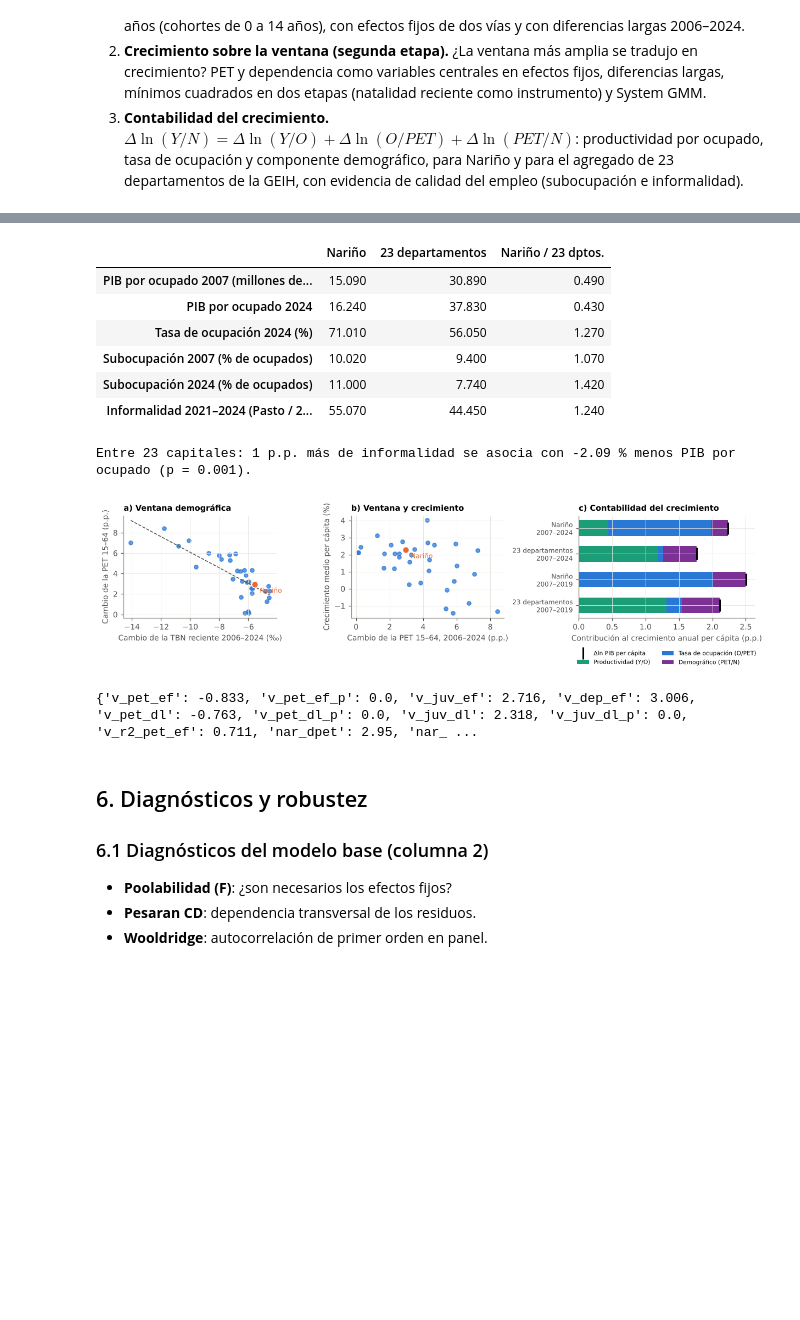
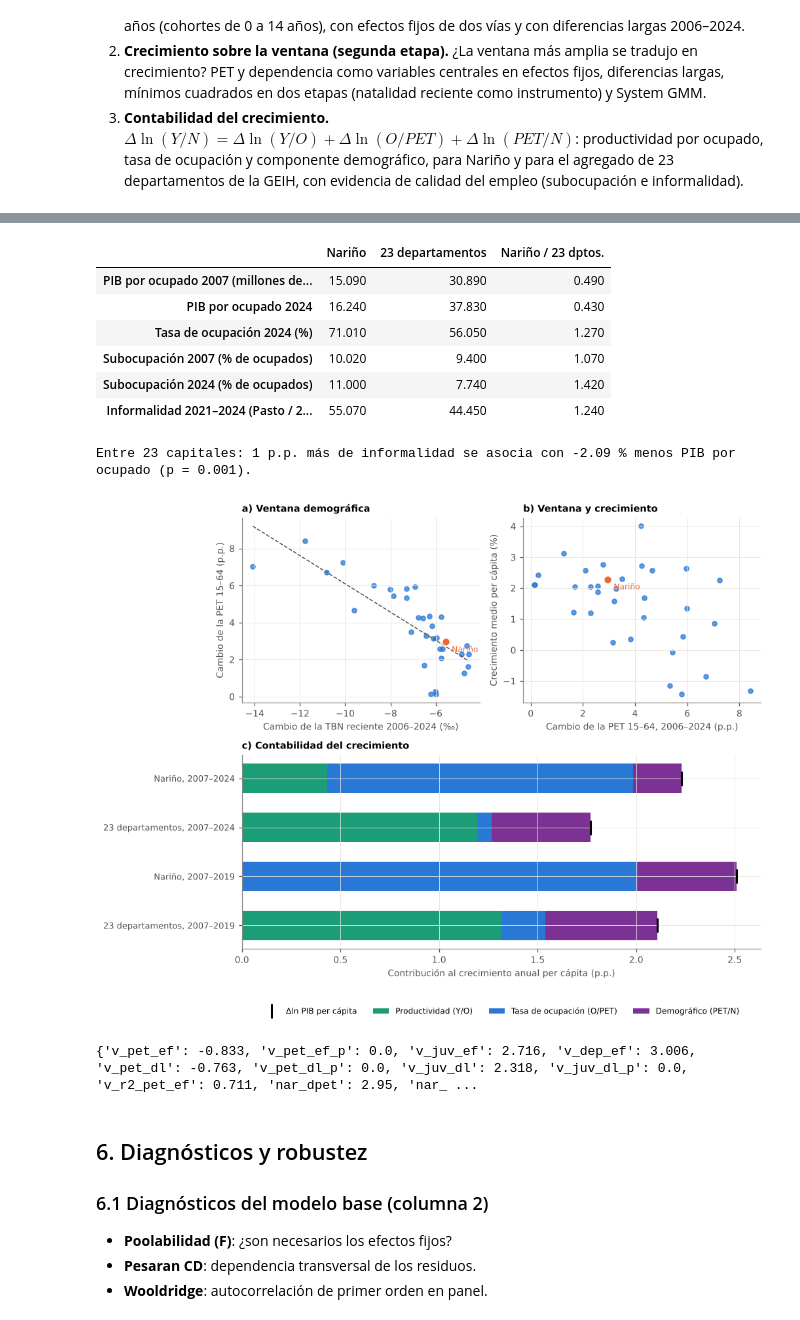
Before and after one commit to santacruzdavid1201-web/natalidad-narino, a Jupyter notebook: natalidad_narino.ipynb, the cells around one changed output, grey strips where cells are left out. Drawn from its saved outputs; the diff is of its cells as text; code cells hidden in the pictures; blank space fills up the shorter version.

```diff
--- a/natalidad_narino.ipynb
+++ b/natalidad_narino.ipynb
@@ -1128,7 +1128,9 @@ display(CALIDAD.round(2))
 print(f"Entre 23 capitales: 1 p.p. más de informalidad se asocia con {100 * r_inf.params['inf']:.2f} % menos PIB por ocupado (p = {r_inf.pvalues['inf']:.3f}).")
 
 # ---------- Figura 10. Dividendo demográfico: ventana y contabilidad ----------
-fig, ejes = plt.subplots(1, 3, figsize=(11.2, 3.5), gridspec_kw={"width_ratios": [1, 1, 1.15]})
+fig = plt.figure(figsize=(9.4, 7.4))
+gs = fig.add_gridspec(2, 2, height_ratios=[1, 1.05])
+ejes = [fig.add_subplot(gs[0, 0]), fig.add_subplot(gs[0, 1]), fig.add_subplot(gs[1, :])]
 ax = ejes[0]
 ax.scatter(LD.d_rec, LD.d_pet, s=22, color=C_COL, alpha=0.75)
 ax.scatter(LD.d_rec["52"], LD.d_pet["52"], s=60, color=C_NAR, zorder=3, edgecolor="white")
@@ -1149,7 +1151,7 @@ ax.set_title("b) Ventana y crecimiento")
 ax = ejes[2]
 comp = CONTAB.loc[[(t, f"2007–{ANIO_FIN}") for t in ["Nariño", "23 departamentos"]] + [(t, "2007–2019") for t in ["Nariño", "23 departamentos"]],
                   ["Productividad (Y/O)", "Tasa de ocupación (O/PET)", "Demográfico (PET/N)"]]
-etq = [f"{t}\n{p}" for t, p in comp.index]
+etq = [f"{t}, {p}" for t, p in comp.index]
 colores_c = {"Productividad (Y/O)": "#1b9e77", "Tasa de ocupación (O/PET)": C_COL, "Demográfico (PET/N)": "#7b3294"}
 pos = np.arange(len(comp))
 izq_p, izq_n = np.zeros(len(comp)), np.zeros(len(comp))
@@ -1160,12 +1162,12 @@ for v, col in colores_c.items():
     izq_p, izq_n = izq_p + np.clip(vals, 0, None), izq_n + np.clip(vals, None, 0)
 tot = comp.sum(axis=1).values
 ax.plot(tot, pos, "k|", ms=14, mew=2, label="Δln PIB per cápita")
-ax.set_yticks(pos, etq, fontsize=7.8)
+ax.set_yticks(pos, etq, fontsize=8.5)
 ax.invert_yaxis()
 ax.axvline(0, color=C_TXT, lw=0.8)
 ax.set_xlabel("Contribución al crecimiento anual per cápita (p.p.)")
 ax.set_title("c) Contabilidad del crecimiento")
-ax.legend(fontsize=7, loc="lower center", bbox_to_anchor=(0.5, -0.52), ncol=2, frameon=False)
+ax.legend(fontsize=8, loc="lower center", bbox_to_anchor=(0.5, -0.38), ncol=4, frameon=False)
 fig.tight_layout()
 guardar_fig(fig, "Figura_10_dividendo")
 
@@ -1206,34 +1208,34 @@ print({k: round(float(v), 3) for k, v in DIV_CLAVE.items()})
 | V-EF · Dependencia total | 1. Ventana | Panel EF | TBN reciente (media 15 años) | 3.006*** | (0.163) | 0.000 | 627 | R² within = 0.797 |
 | V-DL · Δ PET 15–64 | 1. Ventana | Diferencias largas | Δ TBN reciente 2006–2024 | -0.763*** | (0.174) | 0.000 | 33 | R² = 0.607 |
 | V-DL · Δ dependencia juvenil | 1. Ventana | Diferencias largas | Δ TBN reciente 2006–2024 | 2.318*** | (0.272) | 0.000 | 33 | R² = 0.868 |
 | V-DL · Δ dependencia total | 1. Ventana | Diferencias largas | Δ TBN reciente 2006–2024 | 2.785*** | (0.325) | 0.000 | 33 | R² = 0.738 |
 | EF · PET 15–64 | 2. Crecimiento | Panel EF | PET 15–64 | -0.087 | (0.209) | 0.680 | 627 |  |
 | EF · Dependencia total | 2. Crecimiento | Panel EF | Dependencia total | -0.004 | (0.056) | 0.942 | 627 |  |
 | EF · Δln PET 15–64 | 2. Crecimiento | Panel EF | Δln PET 15–64 | -0.112 | (0.381) | 0.770 | 594 |  |
 | EF-VI · Δln PET | 2. Crecimiento | Panel EF-VI | Δln PET 15–64 (instrumentada) | 0.650 | (0.436) | 0.136 | 561 | F primera etapa = 113.1 |
 | ... | ... | ... | ... | ... | ... | ... | ... | ... |
 | DL-VI · Δ PET | 2. Crecimiento | MC2E diferencias largas | Δ PET 15–64 (instrumentada) | -0.316*** | (0.100) | 0.002 | 33 | F primera etapa = 65.2 |
 | DL · Δ PET 2006–2017 | 2. Crecimiento | Diferencias largas | Δ PET 15–64 | -0.059 | (0.250) | 0.812 | 33 | ventana: Δ PET sobre Δ TBN recien... |
 | DL · Δ PET 2017–2024 | 2. Crecimiento | Diferencias largas | Δ PET 15–64 | -0.333** | (0.169) | 0.048 | 33 | ventana: Δ PET sobre Δ TBN recien... |
 | GMM · PET 15–64 | 2. Crecimiento | System GMM | PET 15–64 | 0.110*** | (0.030) | 0.000 | 561 | ρ = 0.161; Hansen p = 0.68; AR(2)... |
 | GMM · Dependencia total | 2. Crecimiento | System GMM | Dependencia total | -0.038*** | (0.010) | 0.000 | 561 | ρ = 0.161; Hansen p = 0.67; AR(2)... |
 |  |  | Δln PIB per cápita | Productividad (Y/O) | Tasa de ocupación (O/PET) | Demográfico (PET/N) | ... |
 | Territorio | Periodo |  |  |  |  | ... |
 | Nariño | 2007–2019 | 2.510 | 0.000 | 2.000 | 0.500 | ... |
 |  | 2019–2024 | 1.560 | 1.460 | 0.470 | -0.370 | ... |
 |  | 2007–2024 | 2.230 | 0.430 | 1.550 | 0.240 | ... |
 | 23 departamentos | 2007–2019 | 2.110 | 1.320 | 0.220 | 0.570 | ... |
 |  | 2019–2024 | 0.950 | 0.900 | -0.280 | 0.340 | ... |
 |  | 2007–2024 | 1.770 | 1.190 | 0.070 | 0.500 | ... |
 |  | Nariño | 23 departamentos | Nariño / 23 dptos. |
 | PIB por ocupado 2007 (millones de... | 15.090 | 30.890 | 0.490 |
 | PIB por ocupado 2024 | 16.240 | 37.830 | 0.430 |
 | Tasa de ocupación 2024 (%) | 71.010 | 56.050 | 1.270 |
 | Subocupación 2007 (% de ocupados) | 10.020 | 9.400 | 1.070 |
 | Subocupación 2024 (% de ocupados) | 11.000 | 7.740 | 1.420 |
 | Informalidad 2021–2024 (Pasto / 2... | 55.070 | 44.450 | 1.240 |
 Entre 23 capitales: 1 p.p. más de informalidad se asocia con -2.09 % menos PIB por ocupado (p = 0.001).
-[figure, old version]
+[figure, new version]
 {'v_pet_ef': -0.833, 'v_pet_ef_p': 0.0, 'v_juv_ef': 2.716, 'v_dep_ef': 3.006, 'v_pet_dl': -0.763, 'v_pet_dl_p': 0.0, 'v_juv_dl': 2.318, 'v_juv_dl_p': 0.0, 'v_r2_pet_ef': 0.711, 'nar_dpet': 2.95, 'nar_ ...
 # %% [markdown]
 ## 6. Diagnósticos y robustez
```
Also changed, not shown: parts of 1 cell of this notebook, 24 other files.
